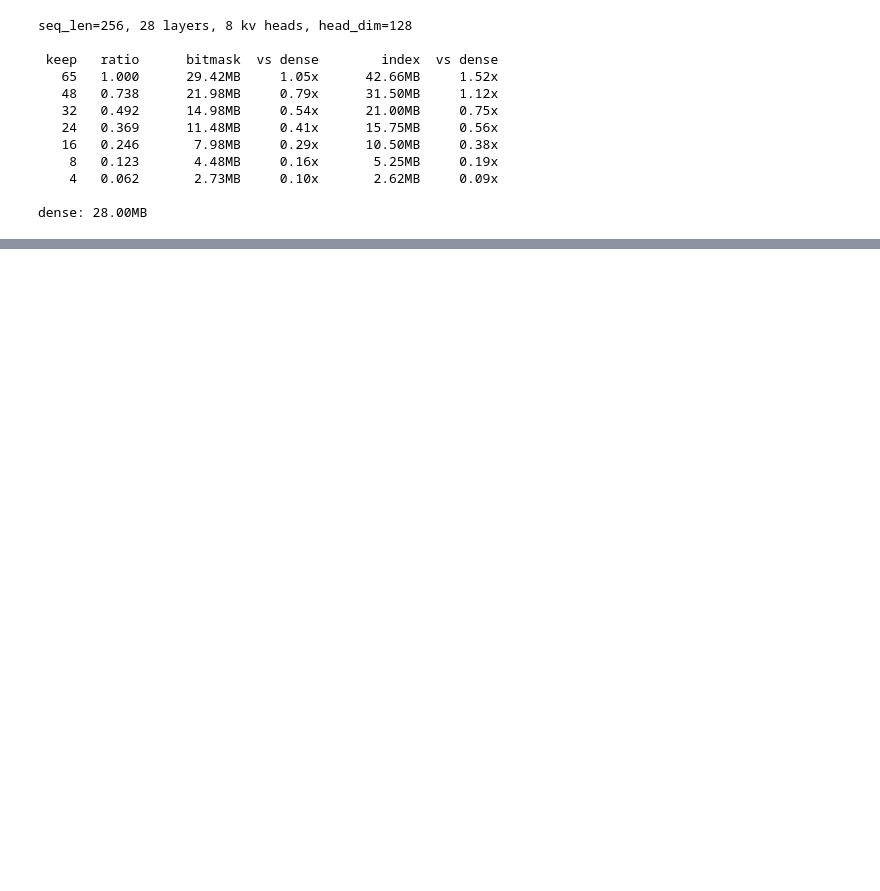
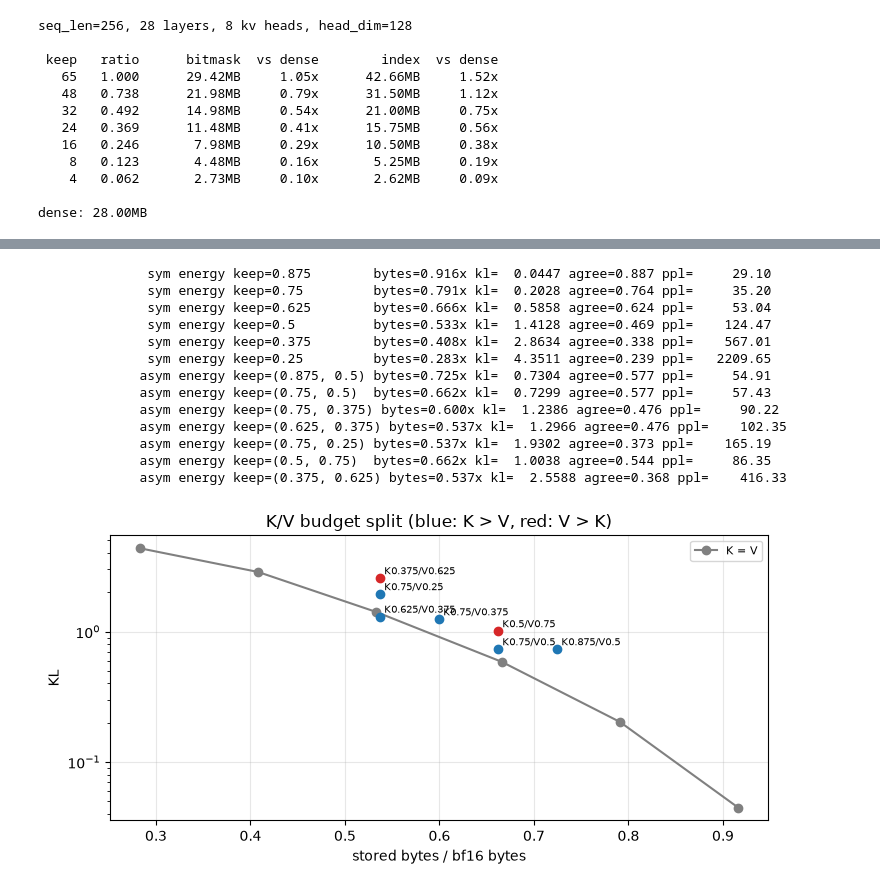
Before and after one commit to ByeonggeonGo/vllm-custom-kv-codec-k8v4, a Jupyter notebook: fft_kv_compression.ipynb, the cells around one changed output, grey strips where cells are left out. Cells and saved outputs as stored; diff of their text form; code cells hidden in the pictures; blank space fills up the shorter version.

```diff
--- a/fft_kv_compression.ipynb
+++ b/fft_kv_compression.ipynb
@@ -597,13 +590,13 @@ for skip in SKIPS:
     compressor.active_layers = set(range(skip, info["layers"]))
     r = tools.evaluate(model, compressor, val_batches, mode="energy", keep_ratio=KEEP,
                        collect_usage=False)
-    # 압축한 레이어만 세어 실효 평균 사용률을 다시 계산한다
+    # 평균 사용률
     compressed = info["layers"] - skip
     r["effective_keep"] = (compressed * KEEP + skip * 1.0) / info["layers"]
     r["skip"] = skip
     skip_rows.append(r)
     print(f"skip={skip:>2} ({compressed} layers @ keep {KEEP}) "
-          f"-> 실효 사용률 {r['effective_keep']:.3f}  KL={r['kl']:.4f}  ppl={r['ppl']:.2f}")
+          f"-> 사용률 {r['effective_keep']:.3f}  KL={r['kl']:.4f}  ppl={r['ppl']:.2f}")
 compressor.active_layers = set(range(info["layers"]))
 summary["layer_budget"] = [{k: r[k] for k in ("skip", "effective_keep", "kl", "agree", "ppl")}
                            for r in skip_rows]
@@ -790,0 +910,35 @@ teacher perplexity: 36.46
+# %%
+rows_sym = keep_rows(tools.sweep_prefix(model, long_val, PREFIX, (0.875, 0.75, 0.625, 0.5, 0.375, 0.25),
+                                        ("energy",), label="sym", block=BLOCK), "seq")
+ASYM = [(0.875, 0.5), (0.75, 0.5), (0.75, 0.375), (0.625, 0.375), (0.75, 0.25),
+        (0.5, 0.75), (0.375, 0.625)]
+rows_asym = keep_rows(tools.sweep_prefix(model, long_val, PREFIX, ASYM, ("energy",),
+                                         label="asym", block=BLOCK), "seq")
+
+fig, ax = plt.subplots(figsize=(7.5, 3.8))
+ax.plot([r["bytes"] for r in rows_sym], [r["kl"] for r in rows_sym], "o-", c="gray", label="K = V")
+for r in rows_asym:
+    k, v = r["keep_ratio"]
+    ax.scatter(r["bytes"], r["kl"], c="tab:blue" if k > v else "tab:red", zorder=3)
+    ax.annotate(f"K{k}/V{v}", (r["bytes"], r["kl"]), fontsize=7, xytext=(3, 3), textcoords="offset points")
+ax.set(xlabel="stored bytes / bf16 bytes", ylabel="KL", yscale="log",
+       title="K/V budget split (blue: K > V, red: V > K)")
+ax.grid(alpha=0.3)
+ax.legend(fontsize=8)
+plt.tight_layout()
+plt.show()
+# %% [output]
+              sym energy keep=0.875        bytes=0.916x kl=  0.0447 agree=0.887 ppl=     29.10
+              sym energy keep=0.75         bytes=0.791x kl=  0.2028 agree=0.764 ppl=     35.20
+              sym energy keep=0.625        bytes=0.666x kl=  0.5858 agree=0.624 ppl=     53.04
+              sym energy keep=0.5          bytes=0.533x kl=  1.4128 agree=0.469 ppl=    124.47
+              sym energy keep=0.375        bytes=0.408x kl=  2.8634 agree=0.338 ppl=    567.01
+              sym energy keep=0.25         bytes=0.283x kl=  4.3511 agree=0.239 ppl=   2209.65
+             asym energy keep=(0.875, 0.5) bytes=0.725x kl=  0.7304 agree=0.577 ppl=     54.91
+             asym energy keep=(0.75, 0.5)  bytes=0.662x kl=  0.7299 agree=0.577 ppl=     57.43
+             asym energy keep=(0.75, 0.375) bytes=0.600x kl=  1.2386 agree=0.476 ppl=     90.22
+             asym energy keep=(0.625, 0.375) bytes=0.537x kl=  1.2966 agree=0.476 ppl=    102.35
+             asym energy keep=(0.75, 0.25) bytes=0.537x kl=  1.9302 agree=0.373 ppl=    165.19
+             asym energy keep=(0.5, 0.75)  bytes=0.662x kl=  1.0038 agree=0.544 ppl=     86.35
+             asym energy keep=(0.375, 0.625) bytes=0.537x kl=  2.5588 agree=0.368 ppl=    416.33
+[figure, added]
```
Also changed, not shown: parts of 40 cells of this notebook, 10 other files.
